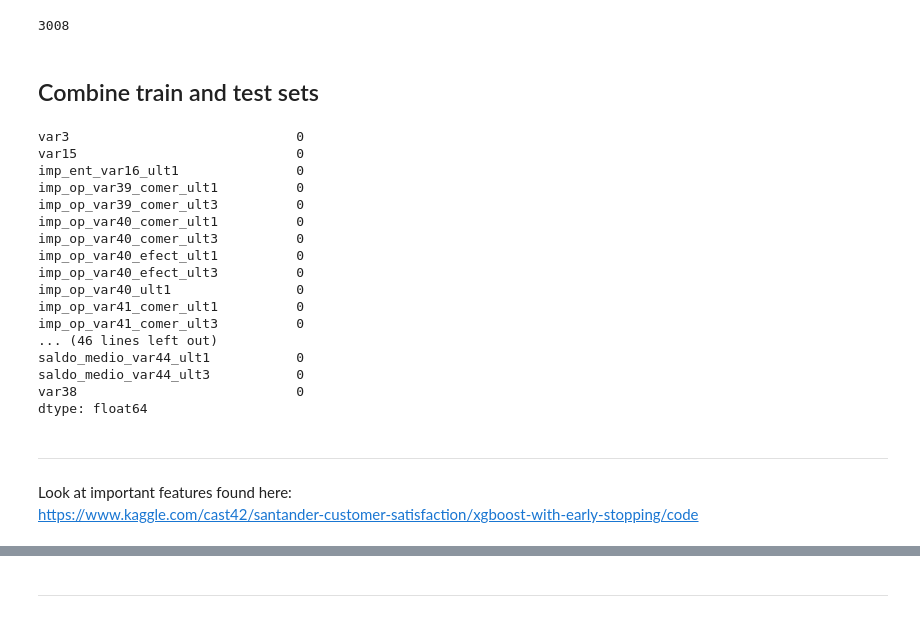
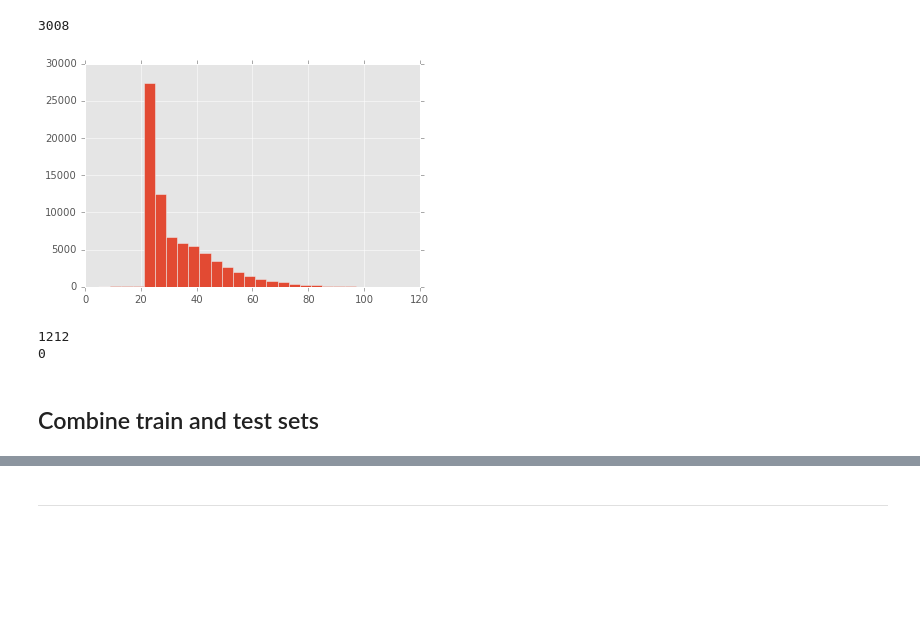
Before and after one commit to kcbighuge/kaggle, a Jupyter notebook: santander-customer-satisfaction.ipynb, the cells around one changed output, grey strips where cells are left out. Drawn from its saved outputs; the diff is of its cells as text; code cells hidden in the pictures; blank space fills up the shorter version.

```diff
--- a/santander-customer-satisfaction.ipynb
+++ b/santander-customer-satisfaction.ipynb
@@ -56,6 +55,18 @@ plt.style.use('ggplot')
 (train['TARGET']==1).sum()
 # %% [output]
 3008
+# %%
+# var15 is AGE
+_ = train['var15'].hist(bins=25)
+# %% [output]
+[figure, added]
+# %%
+# under 23 do not complain
+print len(train['TARGET'][train.var15<23])
+print sum(train['TARGET'][train.var15<23])
+# %% [output]
+1212
+0
 # %% [markdown]
 ## Combine train and test sets
 # %%
@@ -72,22 +83,4 @@ df_all = pd.concat((df_train, df_test), axis=0, ignore_index=True)
 # Removing id
 # we can also remove id later
 df_all = df_all.drop(['ID'], axis=1)
-(df_all.isnull().sum() / df_all.shape[0])
+#(df_all.isnull().sum() / df_all.shape[0])
-# %% [output]
-var3                             0
-var15                            0
-imp_ent_var16_ult1               0
-imp_op_var39_comer_ult1          0
-imp_op_var39_comer_ult3          0
-imp_op_var40_comer_ult1          0
-imp_op_var40_comer_ult3          0
-imp_op_var40_efect_ult1          0
-imp_op_var40_efect_ult3          0
-imp_op_var40_ult1                0
-imp_op_var41_comer_ult1          0
-imp_op_var41_comer_ult3          0
-... (46 lines left out)
-saldo_medio_var44_ult1           0
-saldo_medio_var44_ult3           0
-var38                            0
-dtype: float64
@@ -97,5 +94 @@ df_all = df_all.fillna(-1)
 df_all_copy = df_all.copy()
-# %% [markdown]
----
-Look at important features found here:
-https://www.kaggle.com/cast42/santander-customer-satisfaction/xgboost-with-early-stopping/code
```
Also changed, not shown: parts of 61 cells of this notebook.
